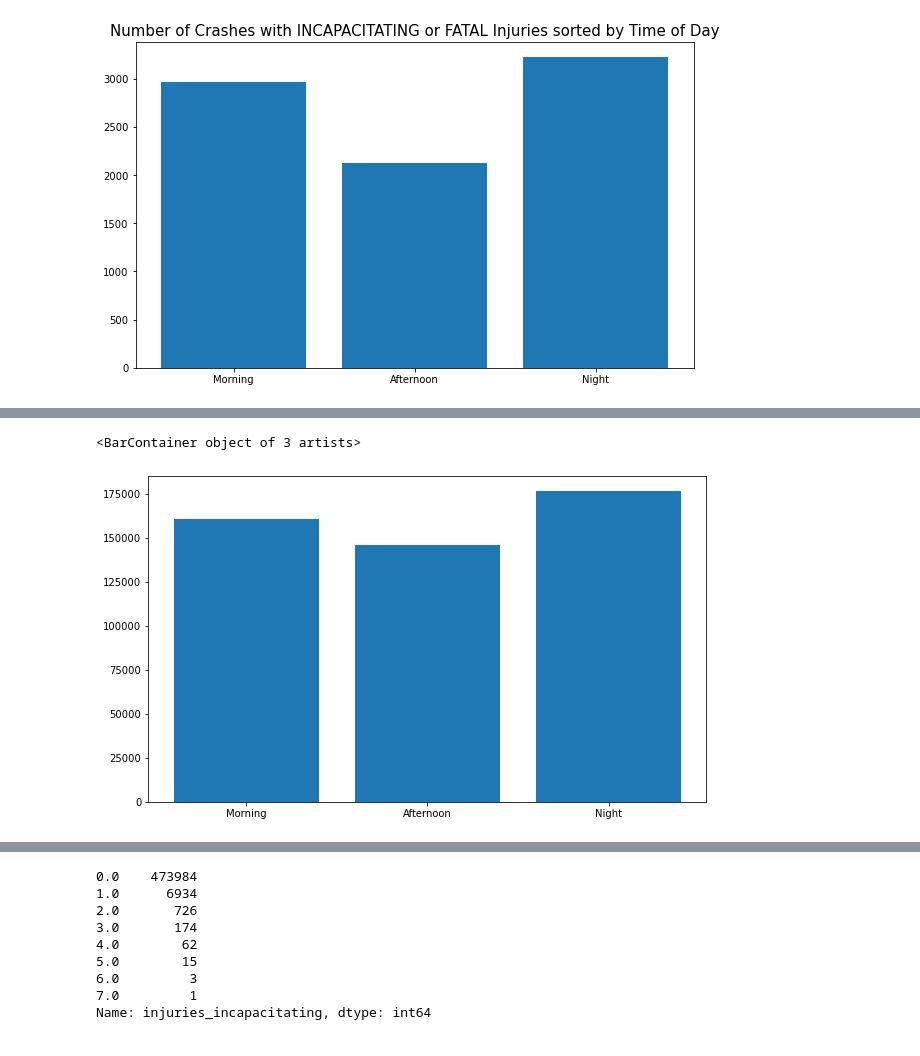
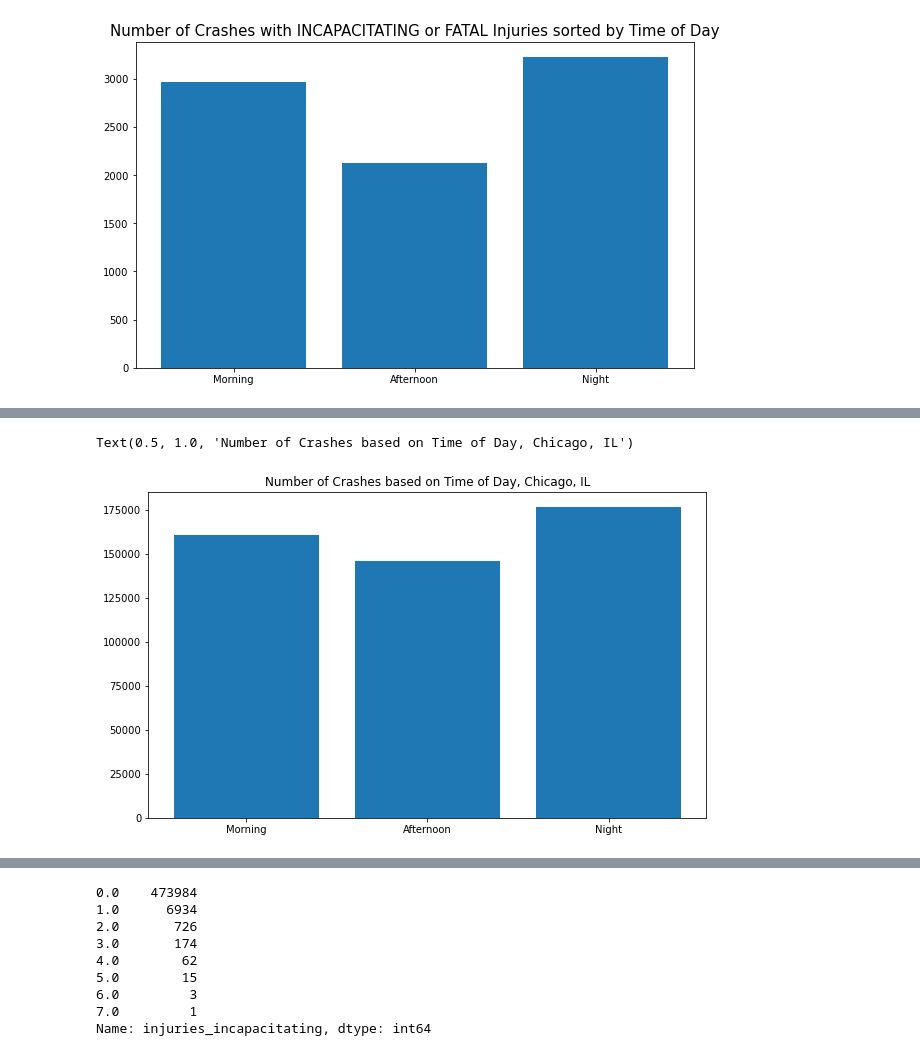
Before and after one commit to marcosvppfernandes/chicagoteam_quanggang, a Jupyter notebook: jamie_notebook.ipynb, the cells around one changed output, grey strips where cells are left out. Saved outputs shown, nothing was run; the diff lists cells and outputs as text; code cells hidden in the pictures.

```diff
--- a/jamie_notebook.ipynb
+++ b/jamie_notebook.ipynb
@@ -487,13 +504,14 @@ Name: time_of_crash, Length: 482866, dtype: int64
 # %%
 # Comparing distribution of crash times
 fig, ax = plt.subplots(figsize=(10,6))
 crash_times = ['Morning', 'Afternoon', 'Night']
 crash_counts = [
                len(data['time_of_crash'][data['time_of_crash']<120000]),
                len(data['time_of_crash'][(data['time_of_crash']>=120000)&(data['time_of_crash']<170000)]),
                len(data['time_of_crash'][(data['time_of_crash']>=170000)])
                ]
 ax.bar(crash_times, crash_counts)
+ax.set_title('Number of Crashes based on Time of Day, Chicago, IL')
 # %% [output]
-<BarContainer object of 3 artists>
+Text(0.5, 1.0, 'Number of Crashes based on Time of Day, Chicago, IL')
-[figure, old version]
+[figure, new version]
```
Also changed, not shown: parts of 11 cells of this notebook.
